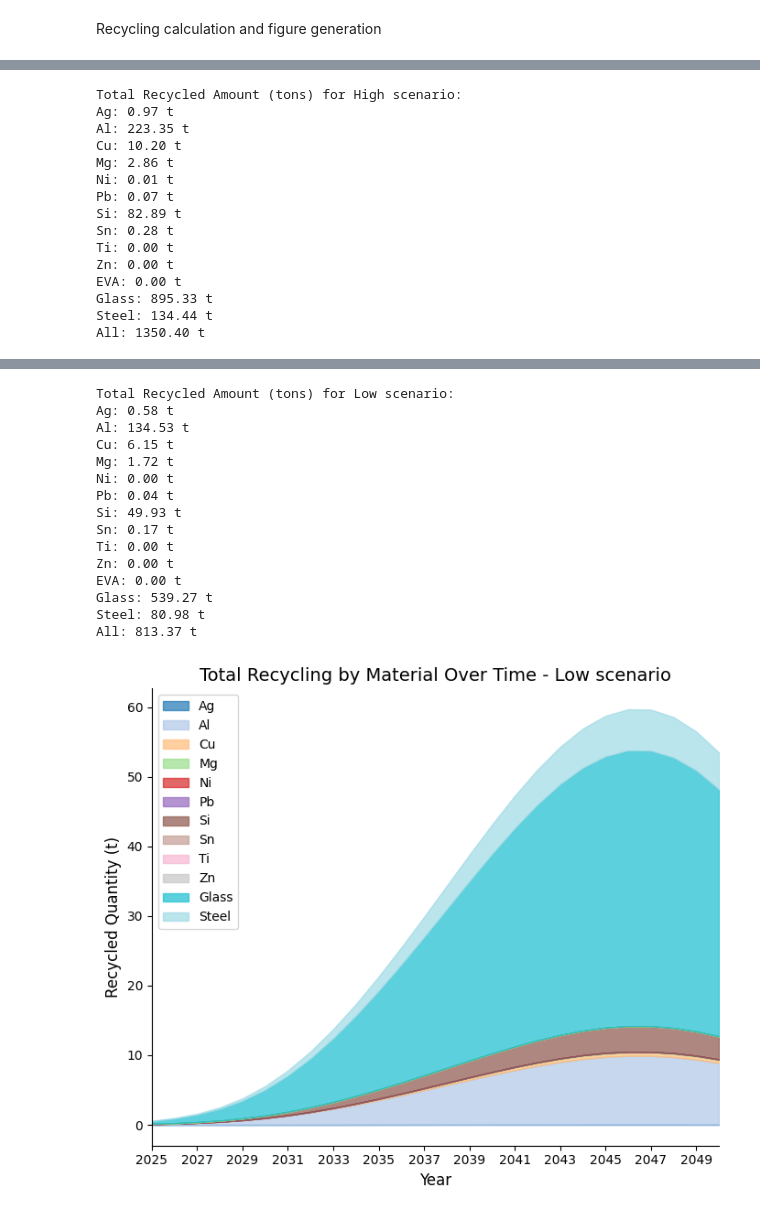
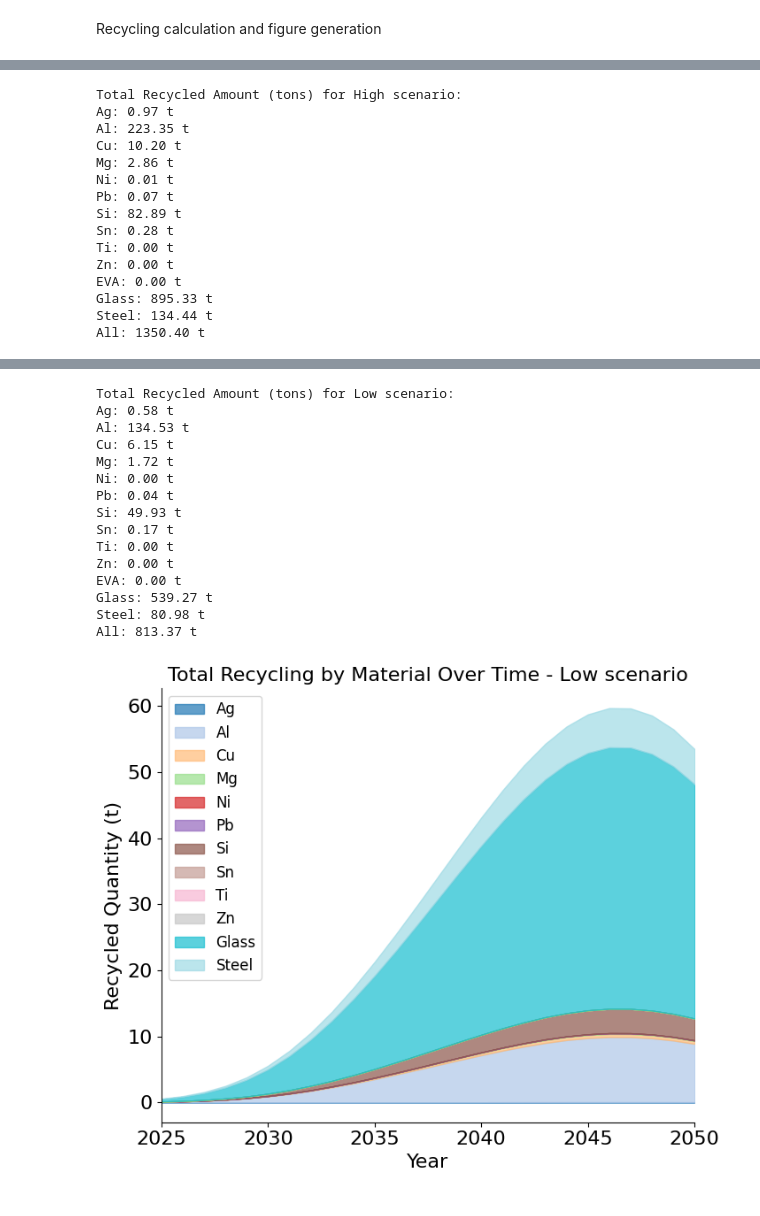
Before and after one commit to Peijin-Jiang/SolarScope, a Jupyter notebook: dMFA.ipynb, the cells around one changed output, grey strips where cells are left out. Drawn from its saved outputs; the diff is of its cells as text; code cells hidden in the pictures.

```diff
--- a/dMFA.ipynb
+++ b/dMFA.ipynb
@@ -458,11 +457,11 @@ for scenario in scenarios:
         bottom += recycling_aggregated[material]
 
     # Plot details
-    plt.title(f'Total Recycling by Material Over Time - {scenario}', fontsize=14)
-    plt.xlabel('Year', fontsize=12)
-    plt.ylabel('Recycled Quantity (t)', fontsize=12)
-    plt.xticks(np.arange(2025, 2050, 2), fontsize=10)
-    plt.yticks(fontsize=10)
+    plt.title(f'Total Recycling by Material Over Time - {scenario}', fontsize=16)
+    plt.xlabel('Year', fontsize=16)
+    plt.ylabel('Recycled Quantity (t)', fontsize=16)
+    plt.xticks(np.arange(2025, 2051, 5), fontsize=16)
+    plt.yticks(fontsize=16)
 
     # Remove top and right spines
     plt.gca().spines['top'].set_visible(False)
@@ -471,7 +470,7 @@ for scenario in scenarios:
     # Filter legend to exclude EVA
     handles, labels = plt.gca().get_legend_handles_labels()
     filtered_handles_labels = [(h, l) for h, l in zip(handles, labels) if l != 'EVA']
-    plt.legend(*zip(*filtered_handles_labels), loc='upper left', fontsize=10)
+    plt.legend(*zip(*filtered_handles_labels), loc='upper left', fontsize=12)
 
     plt.tight_layout()
     plt.xlim(2025, 2050)
@@ -539,17 +538,17 @@ All: 1350.40 t
 Total Recycled Amount (tons) for Low scenario:
 Ag: 0.58 t
 Al: 134.53 t
 Cu: 6.15 t
 Mg: 1.72 t
 Ni: 0.00 t
 Pb: 0.04 t
 Si: 49.93 t
 Sn: 0.17 t
 Ti: 0.00 t
 Zn: 0.00 t
 EVA: 0.00 t
 Glass: 539.27 t
 Steel: 80.98 t
 All: 813.37 t
-[figure, old version]
+[figure, new version]
 [figure]
```
Also changed, not shown: parts of 2 cells of this notebook.
